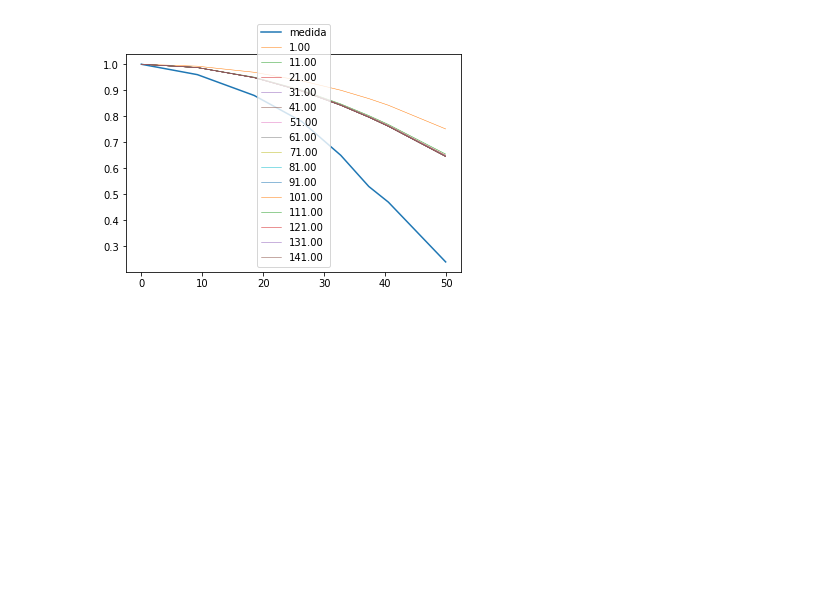
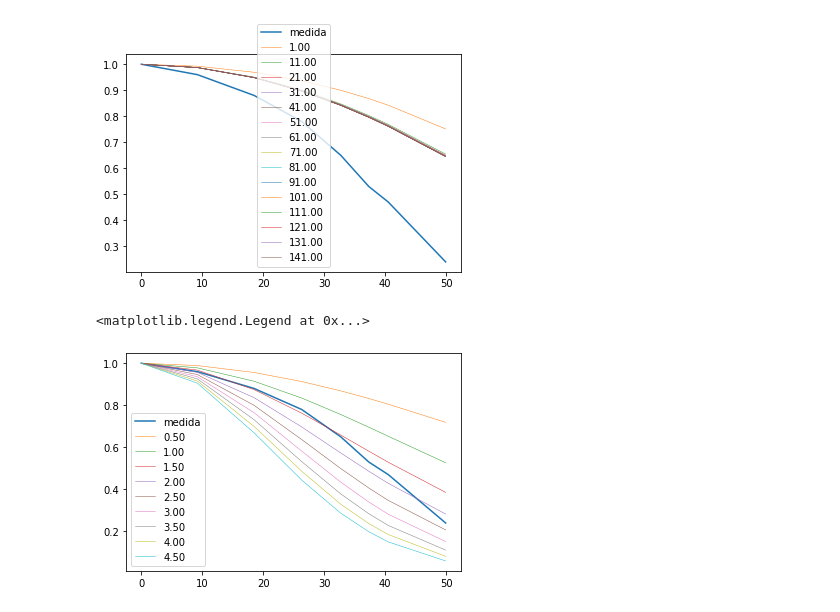
Before and after one commit to isi-ies-group/cpvlib, a Jupyter notebook: determinacion_iam.ipynb, the cells around one changed output. Drawn from its saved outputs; the diff is of its cells as text; code cells hidden in the pictures; blank space fills up the shorter version.

```diff
--- a/determinacion_iam.ipynb
+++ b/determinacion_iam.ipynb
@@ -84,10 +84,22 @@ plt.legend()
 # %%
+#%% IAM - Martin Ruiz
 plt.plot(cpv_pmp_norm.index, cpv_pmp_norm.values, label='medida')
 
-for a_r in np.arange(start=1, stop=150, step=10):
-    plt.plot(cpv_pmp_norm.index, pvlib.iam.martin_ruiz(cpv_pmp_norm.index, a_r=a_r), label="{0:.2f}".format(a_r), linewidth=0.5)
+for var in np.arange(start=1, stop=150, step=10):
+    plt.plot(cpv_pmp_norm.index, pvlib.iam.martin_ruiz(cpv_pmp_norm.index, a_r=var), label="{0:.2f}".format(var), linewidth=0.5)
 
 plt.legend()
 # %% [output]
 <matplotlib.legend.Legend at 0x...>
 [figure]
+# %%
+#%% IAM - Physical - L:glazing thickness
+plt.plot(cpv_pmp_norm.index, cpv_pmp_norm.values, label='medida')
+
+for var in np.arange(start=0.5, stop=5, step=0.5):
+    plt.plot(cpv_pmp_norm.index, pvlib.iam.physical(cpv_pmp_norm.index, L=var), label="{0:.2f}".format(var), linewidth=0.5)
+
+plt.legend()
+# %% [output]
+<matplotlib.legend.Legend at 0x...>
+[figure, added]
```
Also changed, not shown: parts of 2 cells of this notebook.
